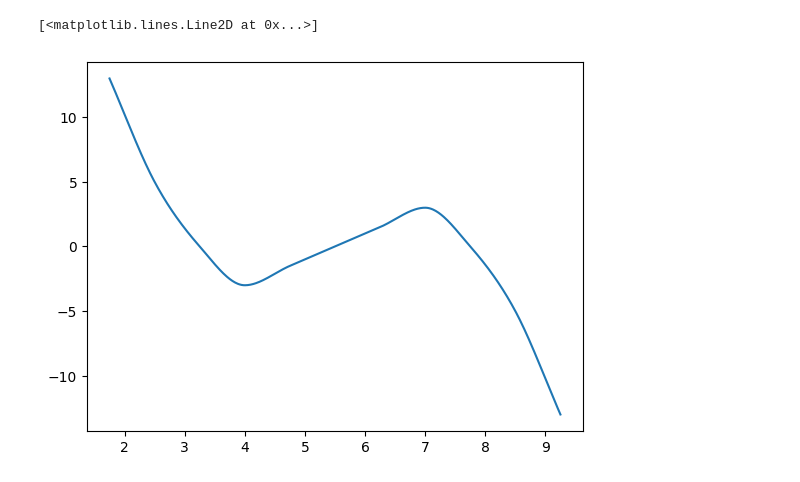
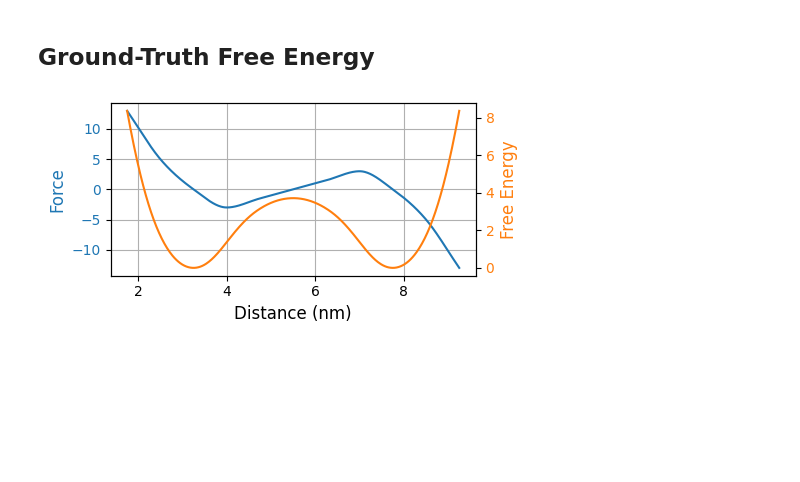
Before and after one commit to covinolab/smFRET_sbi, a Jupyter notebook: analysis/eval_likelihood_ratios.ipynb, the cells around one changed output. Drawn from its saved outputs; the diff is of its cells as text; code cells hidden in the pictures; blank space fills up the shorter version.

```diff
--- a/analysis/eval_likelihood_ratios.ipynb
+++ b/analysis/eval_likelihood_ratios.ipynb
@@ -41,4 +48,20 @@ def bin_along_time(x, n_bins=100):
 # %%
-cfg_path = "/home/dingeldein/Desktop/fret_sbi/smFRET_sbi/outputs/exp_2/2026-04-03/19-41-31/"
-data_cfg = cfg_path + "data_config.yaml"
+# Paths
+cfg_path = "/home/dingeldein/Desktop/fret_sbi/smFRET_sbi/outputs/exp_2/ensemble/1/"
 device = "cuda" if torch.cuda.is_available() else "cpu"
+
+# Ground-truth parameters (logD, spline_knots[5], R0, kD, photophysics[8])
+true_params = torch.tensor([0.1, -3.0, -1.5, -0.0, 1.5, 3.0, 5.5, 100.00, 0.0100, 0.01000, 0.9500, 0.9500, 0.9000, 0.9000, 0.1000, 0.1000], dtype=torch.float64)
+#true_params = torch.tensor([0.1, -3.0, 0.0, -1.0, 1.5, 3.0, 5.5, 400.00, 0.0100, 0.01000, 0.9500, 0.9500, 0.9000, 0.9000, 0.1000, 0.1000], dtype=torch.float64)
+
+# Observation settings
+n_observations = 10
+n_simulations_pool = 100
+
+# SBC settings
+sbc_trial_counts = [1, 10]
+sbc_num_runs = 1000
+sbc_num_posterior_samples = 50
+sbc_num_mcmc_chains = 10
+sbc_mcmc_thin = 5
+sbc_n_workers = 24
@@ -59,4 +94,0 @@ elif data_cfg.simulator.mode == "binding":
-# %%
-true_params = torch.tensor([-1.0, -3.0, -1.5, -0.0, 1.5, 3.0, 6.0, 400.00, 0.0100,  0.01000,  0.9500,  0.9500,  0.9000,  0.9000,  0.1000,  0.1000], dtype=torch.float64)
-#true_params = torch.tensor([0.1, -.5, -0.5, -0.5, 0.2, 0.2, 1.0,  7, 2.00, 0.0100,  0.01000,  0.9500,  0.9500,  0.9000,  0.9000,  0.1000,  0.1000], dtype=torch.float64)
-#true_params = torch.tensor([0.1, -.5, -0.5, -0.5, 0.2, 0.2, 1.0,  7, 2.00, 0.0100,  0.01000,  0.9500,  0.9500,  0.9000,  0.9000,  0.1000,  0.1000], dtype=torch.float64)
@@ -63,13 +117,31 @@ true_params = torch.tensor([-1.0, -3.0, -1.5, -0.0, 1.5, 3.0, 6.0, 400.00, 0.010
+# %% [markdown]
+## Ground-Truth Free Energy
 # %%
 knot_spacing = (data_cfg.simulator.x_max - data_cfg.simulator.x_min) / (data_cfg.prior.num_knots - 1)
 x_plot_margin = 0.6 * data_cfg.simulator.num_boundary_knots * knot_spacing
 x_eval = np.linspace(data_cfg.simulator.x_min - x_plot_margin, data_cfg.simulator.x_max + x_plot_margin, 500)
 
-x, y = eval_force(
+fig, ax1 = plt.subplots(figsize=(5, 2.5), sharex=True)
+
+x, y_force = eval_force(
     params=true_params,
     x_eval=x_eval,
 )
-plt.plot(x, y)
+ax1.plot(x, y_force, color='tab:blue', label='Force')
+ax1.set_xlabel('Distance (nm)', fontsize=12)
+ax1.set_ylabel('Force', color='tab:blue', fontsize=12)
+ax1.tick_params(axis='y', labelcolor='tab:blue')
+ax1.grid()
+
+ax2 = ax1.twinx()
+x, y_free_energy = eval_free_energy(
+    params=true_params,
+    x_eval=x_eval,
+)
+ax2.plot(x, y_free_energy - np.min(y_free_energy), color='tab:orange', label='Free Energy')
+ax2.set_ylabel('Free Energy', color='tab:orange', fontsize=12)
+ax2.tick_params(axis='y', labelcolor='tab:orange')
+
+plt.tight_layout()
 # %% [output]
-[<matplotlib.lines.Line2D at 0x...>]
-[figure, old version]
+[figure, new version]
```
Also changed, not shown: parts of 30 cells of this notebook, 10 other files.
